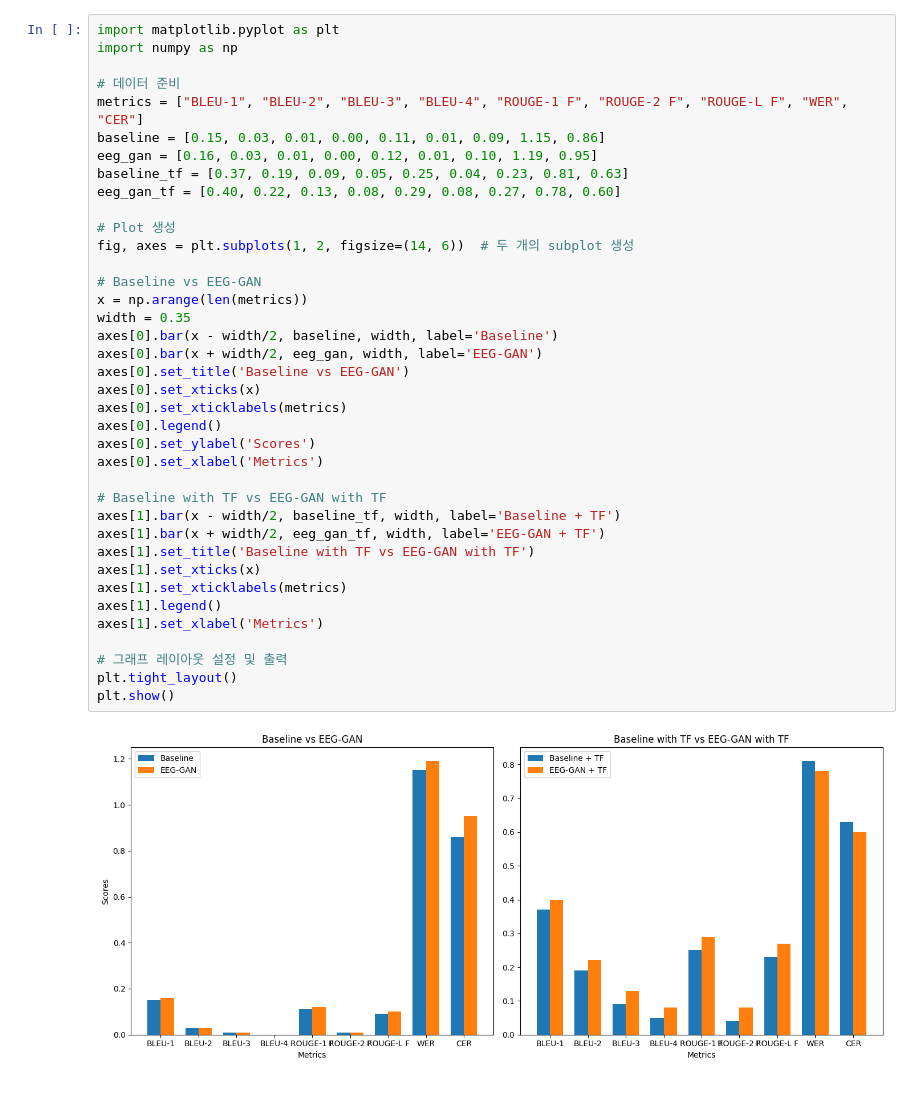
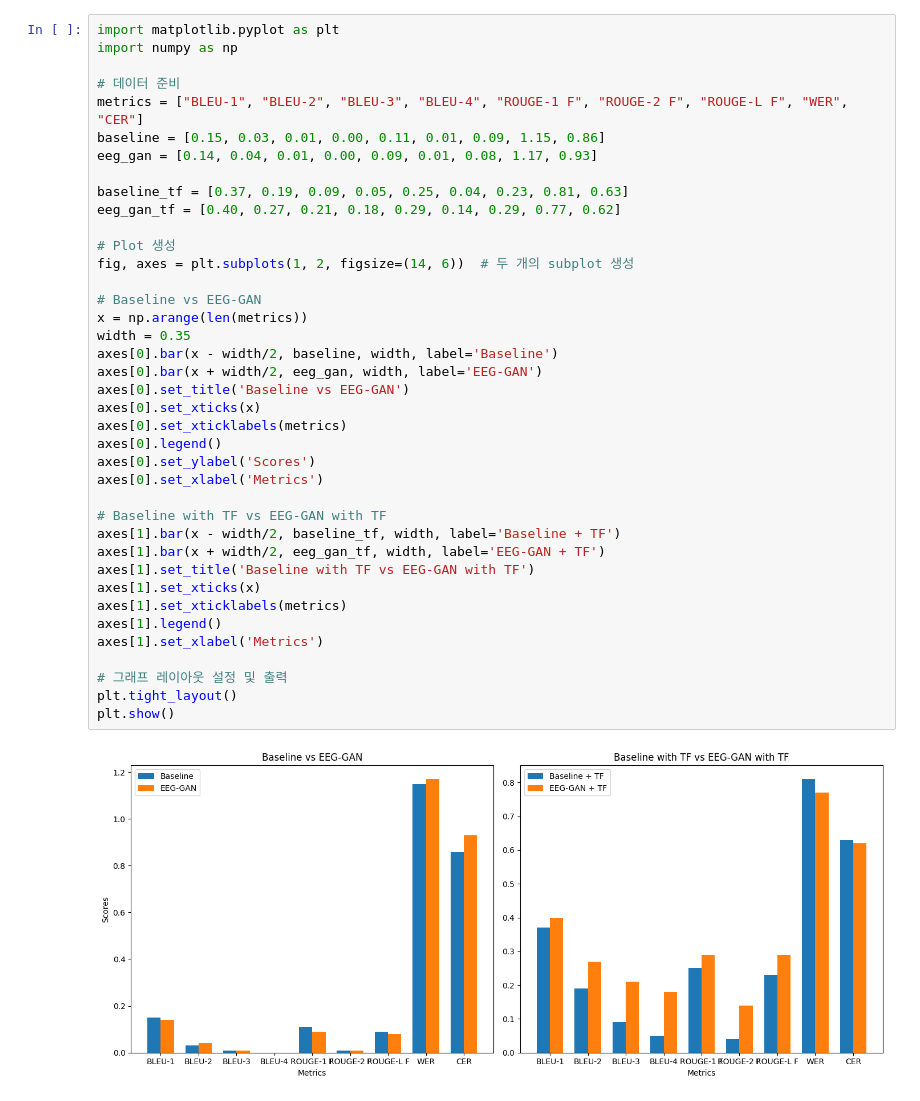
Before and after one commit to DeveloperSeJin/EEG-GAN, a Jupyter notebook: plot_result.ipynb, the cells around one changed output. Saved outputs shown, nothing was run; the diff lists cells and outputs as text.

```diff
--- a/plot_result.ipynb
+++ b/plot_result.ipynb
@@ -5,36 +68,37 @@ import numpy as np
 # 데이터 준비
 metrics = ["BLEU-1", "BLEU-2", "BLEU-3", "BLEU-4", "ROUGE-1 F", "ROUGE-2 F", "ROUGE-L F", "WER", "CER"]
 baseline = [0.15, 0.03, 0.01, 0.00, 0.11, 0.01, 0.09, 1.15, 0.86]
-eeg_gan = [0.16, 0.03, 0.01, 0.00, 0.12, 0.01, 0.10, 1.19, 0.95]
+eeg_gan = [0.14, 0.04, 0.01, 0.00, 0.09, 0.01, 0.08, 1.17, 0.93]
+
 baseline_tf = [0.37, 0.19, 0.09, 0.05, 0.25, 0.04, 0.23, 0.81, 0.63]
-eeg_gan_tf = [0.40, 0.22, 0.13, 0.08, 0.29, 0.08, 0.27, 0.78, 0.60]
+eeg_gan_tf = [0.40, 0.27, 0.21, 0.18, 0.29, 0.14, 0.29, 0.77, 0.62]
 
 # Plot 생성
 fig, axes = plt.subplots(1, 2, figsize=(14, 6))  # 두 개의 subplot 생성
 
 # Baseline vs EEG-GAN
 x = np.arange(len(metrics))
 width = 0.35
 axes[0].bar(x - width/2, baseline, width, label='Baseline')
 axes[0].bar(x + width/2, eeg_gan, width, label='EEG-GAN')
 axes[0].set_title('Baseline vs EEG-GAN')
 axes[0].set_xticks(x)
 axes[0].set_xticklabels(metrics)
 axes[0].legend()
 axes[0].set_ylabel('Scores')
 axes[0].set_xlabel('Metrics')
 
 # Baseline with TF vs EEG-GAN with TF
 axes[1].bar(x - width/2, baseline_tf, width, label='Baseline + TF')
 axes[1].bar(x + width/2, eeg_gan_tf, width, label='EEG-GAN + TF')
 axes[1].set_title('Baseline with TF vs EEG-GAN with TF')
 axes[1].set_xticks(x)
 axes[1].set_xticklabels(metrics)
 axes[1].legend()
 axes[1].set_xlabel('Metrics')
 
 # 그래프 레이아웃 설정 및 출력
 plt.tight_layout()
 plt.show()
 # %% [output]
-[figure, old version]
+[figure, new version]
```
Also changed, not shown: parts of 1 cell of this notebook, 17 other files.
